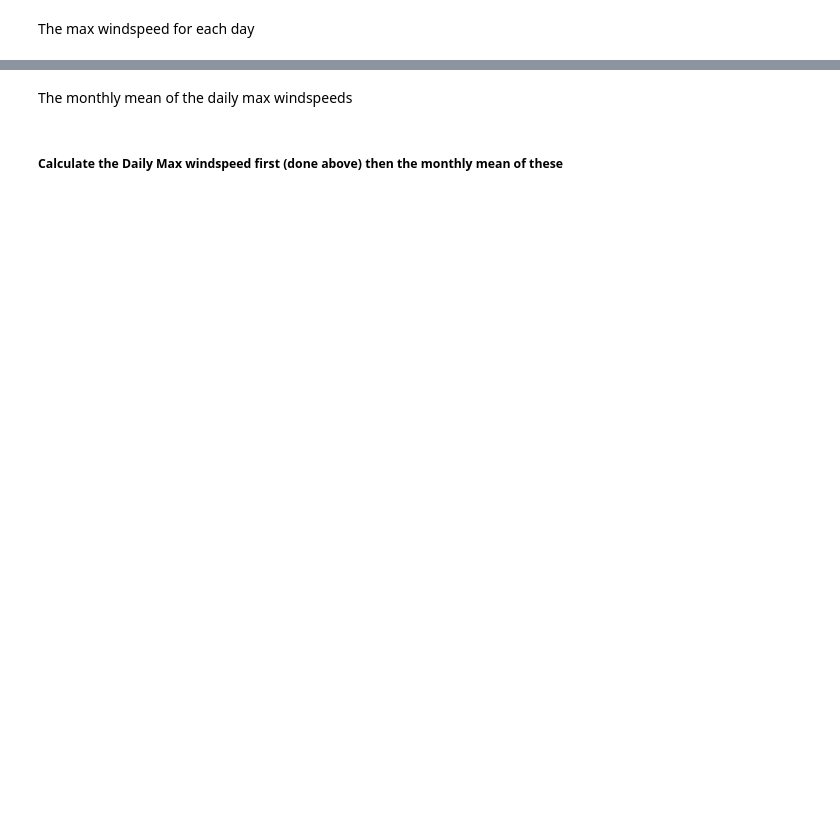
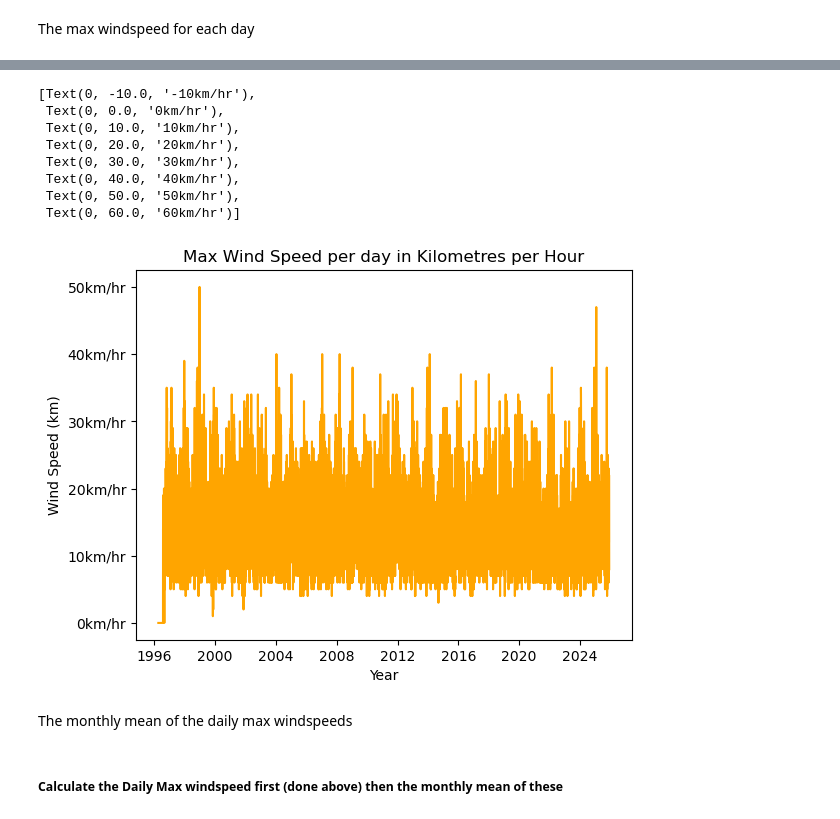
Before and after one commit to FaolanH/programming-for-data-analytics, a Jupyter notebook: pfda-assignments/assignment06_weather.ipynb, the cells around one changed output, grey strips where cells are left out. Saved outputs shown, nothing was run; the diff lists cells and outputs as text; code cells hidden in the pictures; blank space fills up the shorter version.

Commit message:
plotting the daily max wind speed

```diff
--- a/pfda-assignments/assignment06_weather.ipynb
+++ b/pfda-assignments/assignment06_weather.ipynb
@@ -189,0 +419,5 @@ The max windspeed for each day
+# %%
+# set the Wind speed column to numeric value
+df['Wind Speed (km)'] = pd.to_numeric(df['Wind Speed (km)'], errors='coerce')
+df.head(2)
+df['Wind Speed (km)']
@@ -189,0 +438,5 @@ The max windspeed for each day
+# %%
+max_windspeed = df['Wind Speed (km)'].resample("D").max()
+# %%
+max_windspeed.dropna(inplace=True)
+max_windspeed
@@ -190,3 +457,19 @@ The max windspeed for each day
+# %%
+# Plotting the data
+plot = sns.lineplot(max_windspeed, color="orange")
+plot.set_title("Max Wind Speed per day in Kilometres per Hour")
+plot.set_xlabel('Year')
+plot.set_yticklabels(['-10km/hr','0km/hr', '10km/hr', '20km/hr','30km/hr','40km/hr','50km/hr', '60km/hr'])
+# %% [output]
+[Text(0, -10.0, '-10km/hr'),
+ Text(0, 0.0, '0km/hr'),
+ Text(0, 10.0, '10km/hr'),
+ Text(0, 20.0, '20km/hr'),
+ Text(0, 30.0, '30km/hr'),
+ Text(0, 40.0, '40km/hr'),
+ Text(0, 50.0, '50km/hr'),
+ Text(0, 60.0, '60km/hr')]
+[figure, added]
 # %% [markdown]
 The monthly mean of the daily max windspeeds
 # %% [markdown]
```
Also changed, not shown: parts of 26 cells of this notebook.
